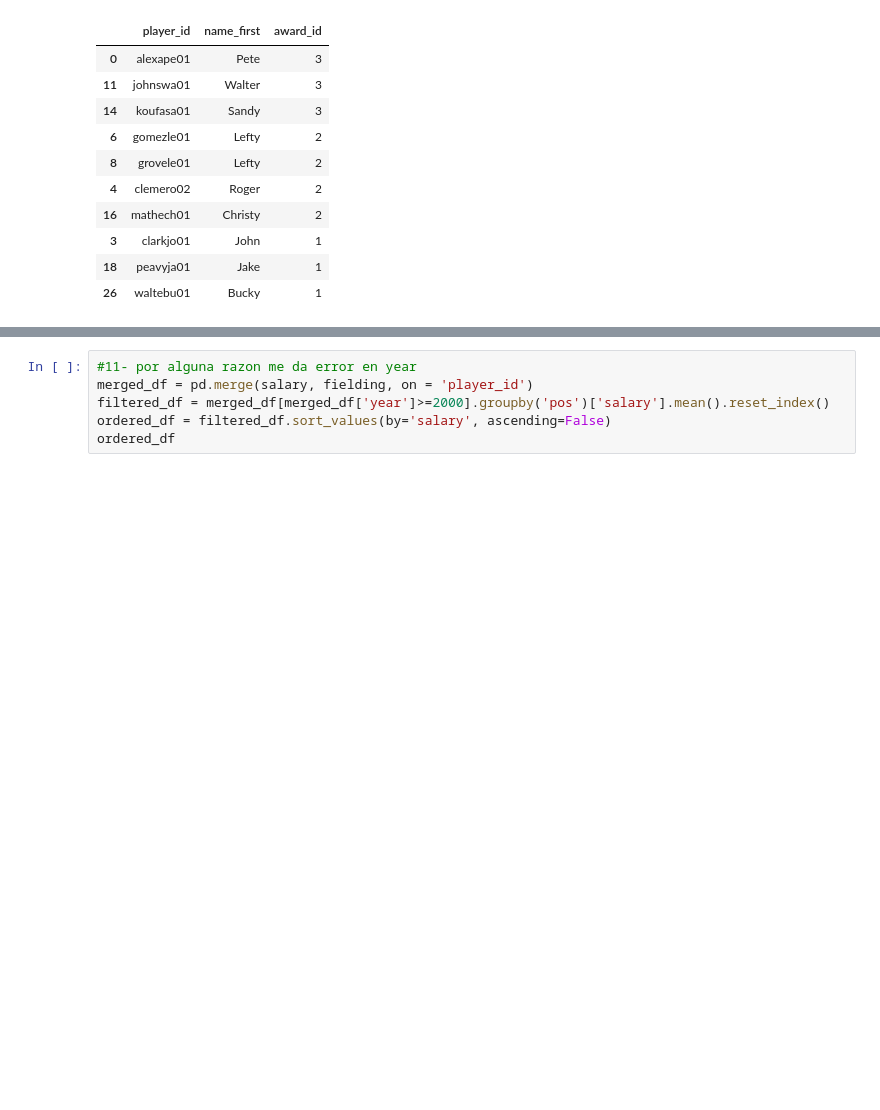
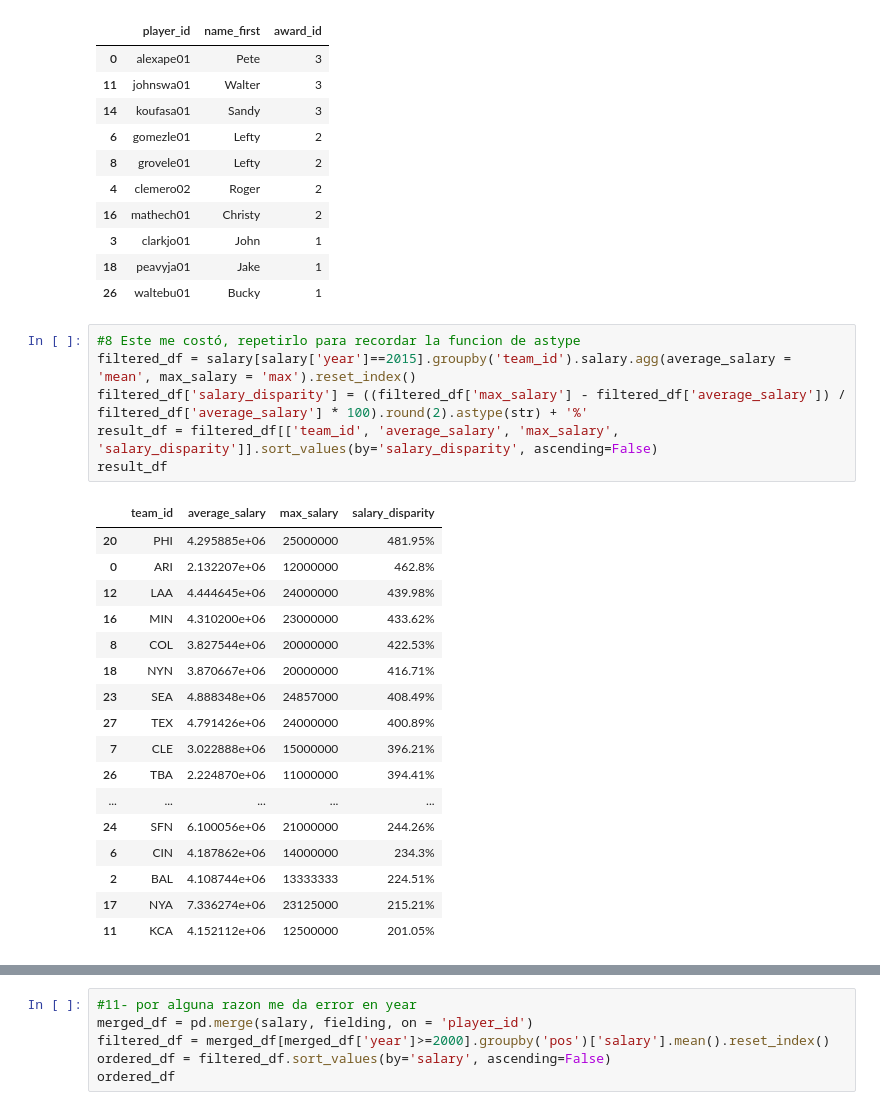
Before and after one commit to andresdr11/_MLB-Database-Analysis_, a Jupyter notebook: Python/PruebasAndres.ipynb, the cells around one changed output, grey strips where cells are left out. Cells and saved outputs as stored; diff of their text form; blank space fills up the shorter version.

```diff
--- a/Python/PruebasAndres.ipynb
+++ b/Python/PruebasAndres.ipynb
@@ -139,3 +126,27 @@ grouped_df
 | 3 | clarkjo01 | John | 1 |
 | 18 | peavyja01 | Jake | 1 |
 | 26 | waltebu01 | Bucky | 1 |
+# %%
+#8 Este me costó, repetirlo para recordar la funcion de astype
+filtered_df = salary[salary['year']==2015].groupby('team_id').salary.agg(average_salary = 'mean', max_salary = 'max').reset_index()
+filtered_df['salary_disparity'] = ((filtered_df['max_salary'] - filtered_df['average_salary']) / filtered_df['average_salary'] * 100).round(2).astype(str) + '%'
+result_df = filtered_df[['team_id', 'average_salary', 'max_salary', 'salary_disparity']].sort_values(by='salary_disparity', ascending=False)
+result_df
+# %% [output]
+|  | team_id | average_salary | max_salary | salary_disparity |
+| 20 | PHI | 4.295885e+06 | 25000000 | 481.95% |
+| 0 | ARI | 2.132207e+06 | 12000000 | 462.8% |
+| 12 | LAA | 4.444645e+06 | 24000000 | 439.98% |
+| 16 | MIN | 4.310200e+06 | 23000000 | 433.62% |
+| 8 | COL | 3.827544e+06 | 20000000 | 422.53% |
+| 18 | NYN | 3.870667e+06 | 20000000 | 416.71% |
+| 23 | SEA | 4.888348e+06 | 24857000 | 408.49% |
+| 27 | TEX | 4.791426e+06 | 24000000 | 400.89% |
+| 7 | CLE | 3.022888e+06 | 15000000 | 396.21% |
+| 26 | TBA | 2.224870e+06 | 11000000 | 394.41% |
+| ... | ... | ... | ... | ... |
+| 24 | SFN | 6.100056e+06 | 21000000 | 244.26% |
+| 6 | CIN | 4.187862e+06 | 14000000 | 234.3% |
+| 2 | BAL | 4.108744e+06 | 13333333 | 224.51% |
+| 17 | NYA | 7.336274e+06 | 23125000 | 215.21% |
+| 11 | KCA | 4.152112e+06 | 12500000 | 201.05% |
```
Also changed, not shown: parts of 12 cells of this notebook.
